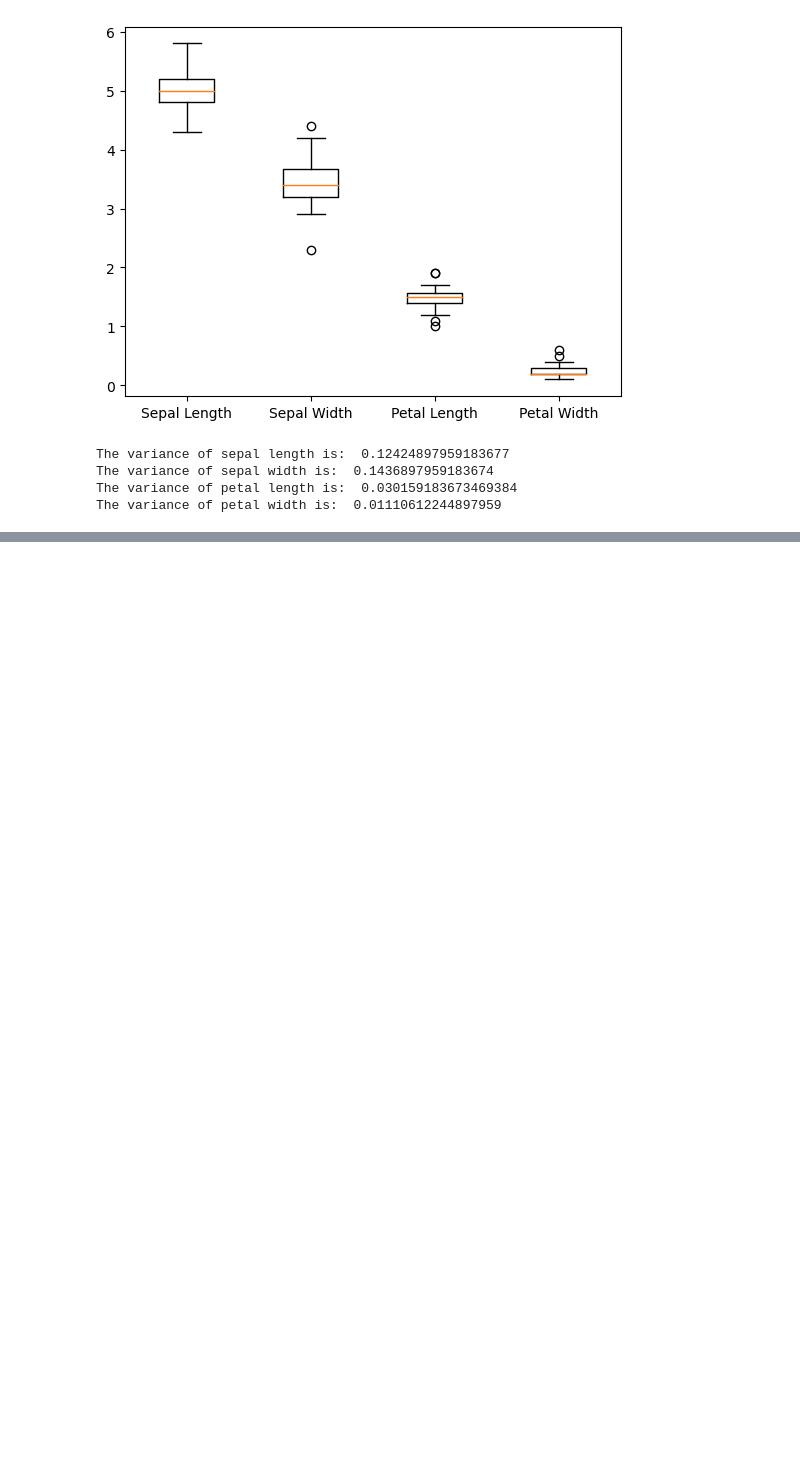
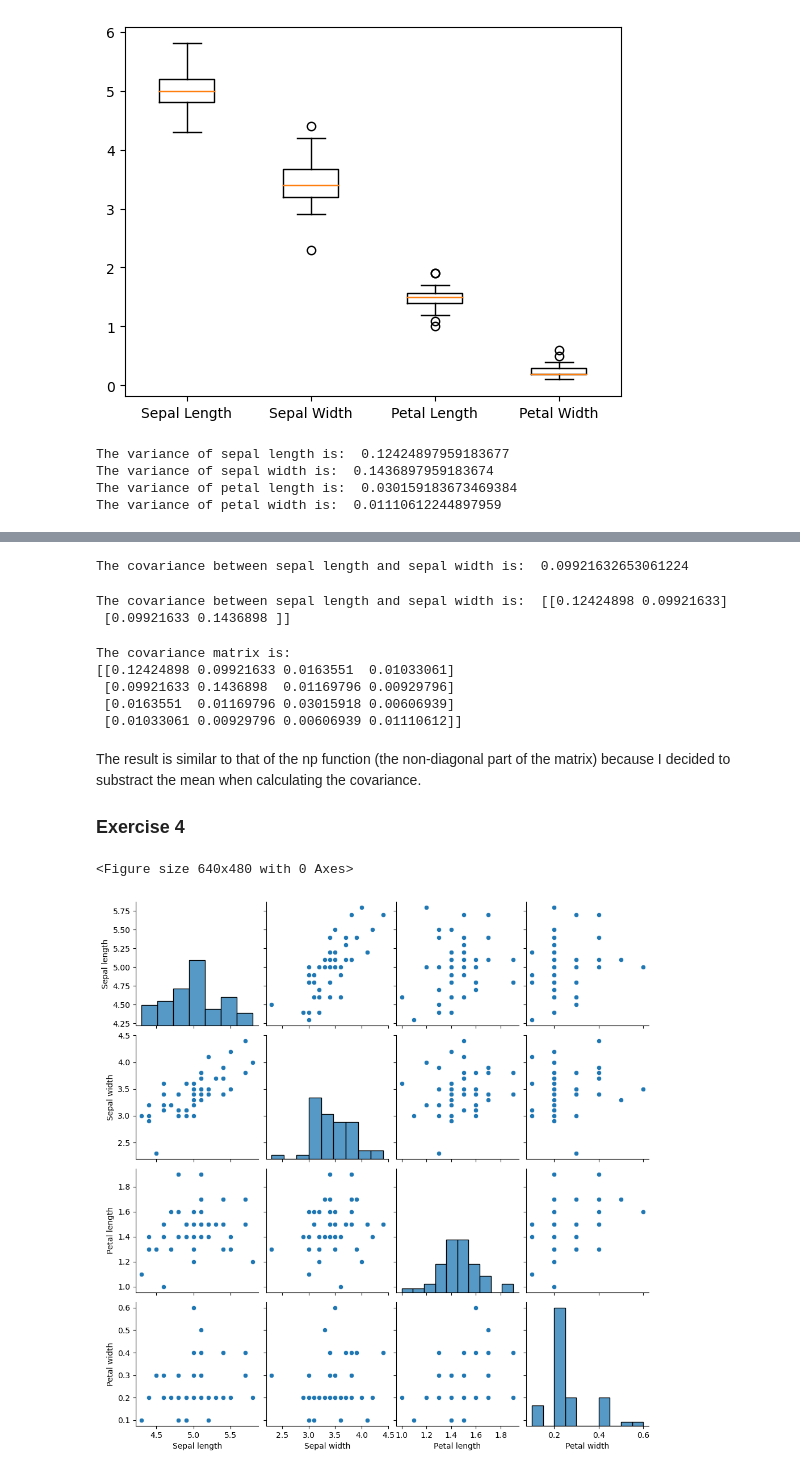
Before and after one commit to jalkestrup/dtuimageanalysis, a Jupyter notebook: exercises/ex1b-PCA/ex1b.ipynb, the cells around one changed output, grey strips where cells are left out. Cells and saved outputs as stored; diff of their text form; code cells hidden in the pictures; blank space fills up the shorter version.

Commit message:
completed PCA exercises

```diff
--- a/exercises/ex1b-PCA/ex1b.ipynb
+++ b/exercises/ex1b-PCA/ex1b.ipynb
@@ -64,0 +68,37 @@ The variance of petal width is:  0.01110612244897959
+# %%
+#Now compute the covariance between sepal length and sepal width not using the built-in np function but instead using the formula
+#cov(x,y) = (1/n-1) * sum((x_i - mean(x)) * (y_i - mean(y)))
+#First compute the mean of each feature
+mean_sep_l = sep_l.mean()
+mean_sep_w = sep_w.mean()
+
+#Now compute the covariance
+cov_sep_l_sep_w = 0
+for i in range(n_obs):
+    cov_sep_l_sep_w += (sep_l[i] - mean_sep_l) * (sep_w[i] - mean_sep_w)
+cov_sep_l_sep_w = cov_sep_l_sep_w / (n_obs - 1)
+print('The covariance between sepal length and sepal width is: ', cov_sep_l_sep_w)
+# %% [output]
+The covariance between sepal length and sepal width is:  0.09921632653061224
+# %%
+#Now compute the covariance between sepal length and sepal width using the built-in np function
+cov_sep_l_sep_w = np.cov(sep_l, sep_w)
+print('The covariance between sepal length and sepal width is: ', cov_sep_l_sep_w)
+# %% [output]
+The covariance between sepal length and sepal width is:  [[0.12424898 0.09921633]
+ [0.09921633 0.1436898 ]]
+# %%
+#compute the covariance matrix
+cov_mat = np.cov(x.T)
+print('The covariance matrix is: ')
+print(cov_mat)
+# %% [output]
+The covariance matrix is:
+[[0.12424898 0.09921633 0.0163551  0.01033061]
+ [0.09921633 0.1436898  0.01169796 0.00929796]
+ [0.0163551  0.01169796 0.03015918 0.00606939]
+ [0.01033061 0.00929796 0.00606939 0.01110612]]
+# %% [markdown]
+The result is similar to that of the np function (the non-diagonal part of the matrix) because I decided to substract the mean when calculating the covariance.
+
+### Exercise 4
@@ -64,0 +108,10 @@ The variance of petal width is:  0.01110612244897959
+# %%
+plt.figure() # Added this to make sure that the figure appear
+# Transform the data into a Pandas dataframe
+d = pd.DataFrame(x, columns=['Sepal length', 'Sepal width',
+							 'Petal length', 'Petal width'])
+sns.pairplot(d)
+plt.show()
+# %% [output]
+<Figure size 640x480 with 0 Axes>
+[figure, added]
```
Also changed, not shown: parts of 4 cells of this notebook.
